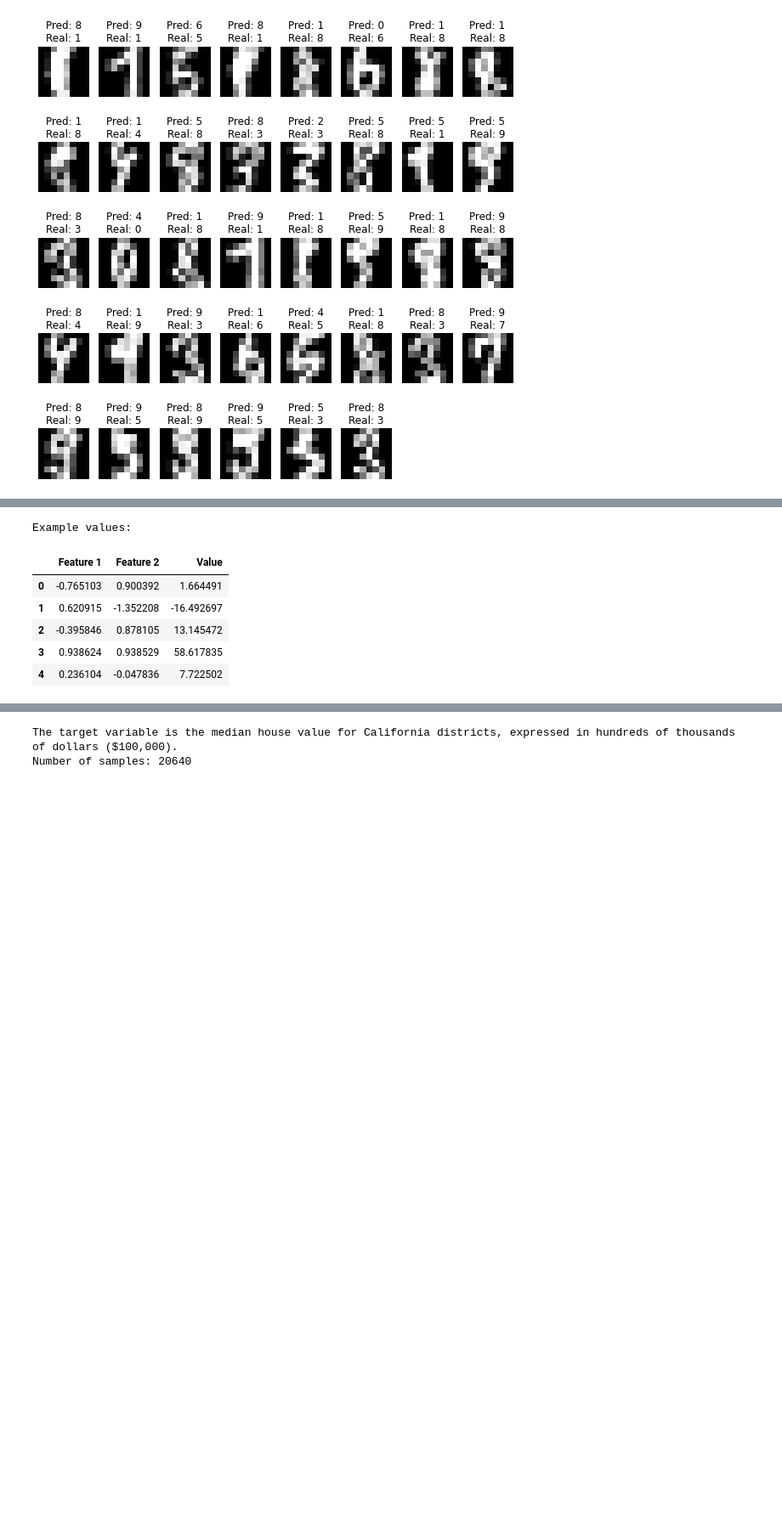
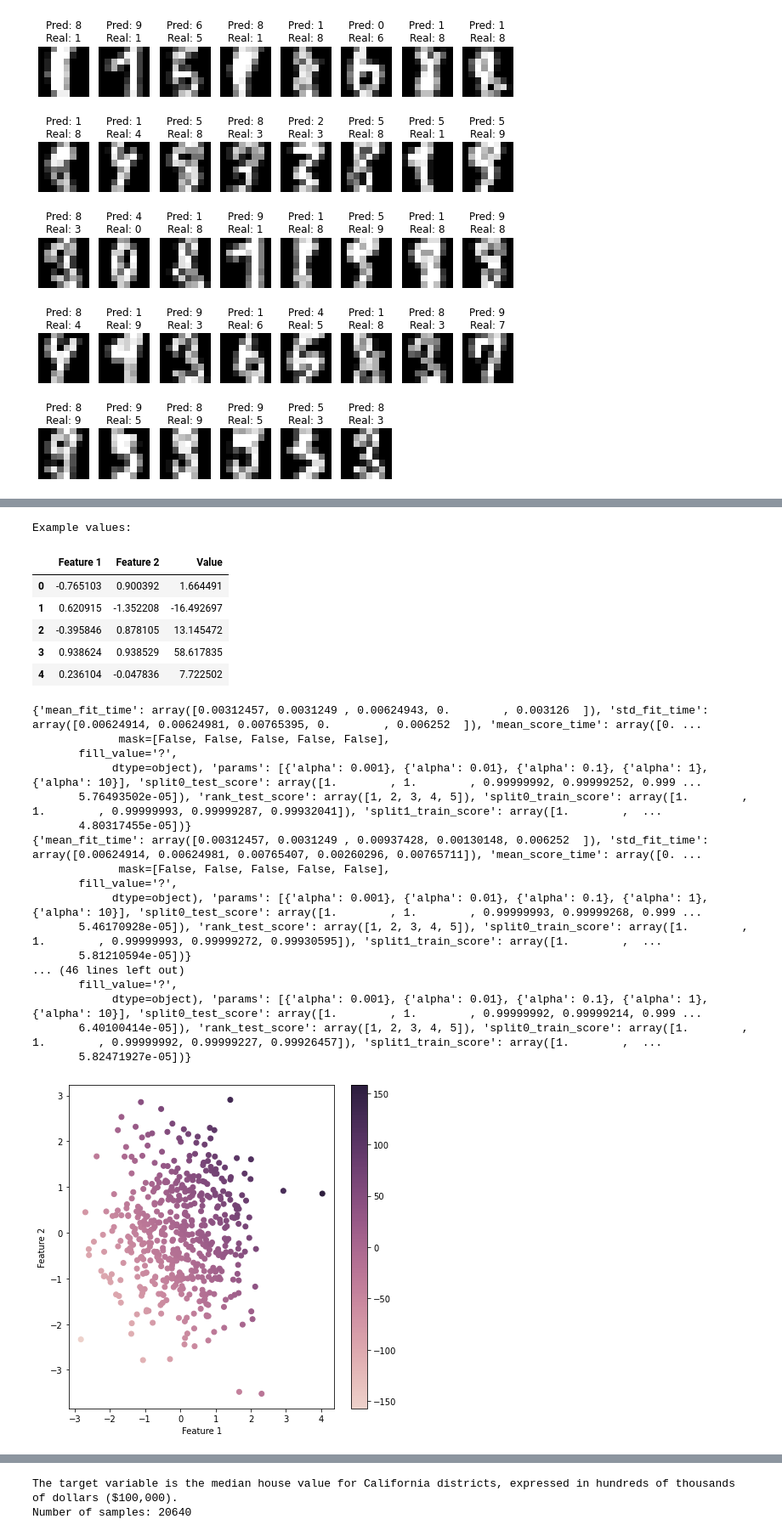
Before and after one commit to DieStok/Basic-Machine-Learning-for-Bioinformatics, a Jupyter notebook: Day2/Practical/PracticalMaterialDay2_AfternoonPractical_Answers.ipynb, the cells around one changed output, grey strips where cells are left out. Shown at 85% size. Drawn from its saved outputs; the diff is of its cells as text; code cells hidden in the pictures; blank space fills up the shorter version.

Commit message:
Take-homes added everywhere. Nested cross-val added. Day 3 optimisation bug remains.

```diff
--- a/Day2/Practical/PracticalMaterialDay2_AfternoonPractical_Answers.ipynb
+++ b/Day2/Practical/PracticalMaterialDay2_AfternoonPractical_Answers.ipynb
@@ -701,36 +703,76 @@ features, values = make_regression(n_samples = 500, n_features = 2, n_informativ
 #Show the data
 dataFrameReg = pd.concat([pd.DataFrame(features), pd.DataFrame(values[:,np.newaxis])], axis = 1)
 dataFrameReg.columns   = ["Feature 1", "Feature 2", "Value"]
 print("Example values:")
 display(dataFrameReg.head())
 
-#Make a plot of the training data using Seaborn
+#Make a plot of the training data
+cmap = sns.cubehelix_palette(as_cmap=True)
 fig, ax = plt.subplots(figsize = (7,7))
-sns.scatterplot(x = "Feature 1", y = "Feature 2", hue = "Value", data = dataFrameReg,
-               palette= "Dark2", ax = ax)
+points = ax.scatter(features[:,0], features[:,1], c = values, cmap = cmap)
+ax.set_xlabel("Feature 1")
+ax.set_ylabel("Feature 2")
+fig.colorbar(points)
 
 param_grid = {"alpha": [0.001, 0.01, 0.1, 1, 10]}
-model_to_tune = Ridge()
+
+
+# your answer here
+
 
 #answer
+model_to_tune = Ridge()
 
 # Declare the inner and outer cross-validation
 inner_cv = KFold(n_splits=5, shuffle=True, random_state=0)
 outer_cv = KFold(n_splits=10, shuffle=True, random_state=0)
 
 # Inner cross-validation for parameter search
 model = GridSearchCV(
     estimator=model_to_tune, param_grid=param_grid, cv=inner_cv, n_jobs=2, return_train_score = True)
 
 # Outer cross-validation to compute the testing score
-testStuff = cross_validate(model, features, values, cv=outer_cv, n_jobs=2, return_estimator = True)
+nestedCrossValOutcomes = cross_validate(model, features, values, cv=outer_cv, n_jobs=2, return_estimator = True)
 
-#return all the options tried, and the best
+
+# So what's happening here:
+# The GridSearchCV describes a model whose hyperparameters are to be optimised by trying out different,
+# specified combinations. You tell it to run on certain folds.
+
+# The cross_validate function takes your model object, and trains it on features and values using outer_cv.
+# So, this will make the k (here: 10) outer folds, train the model, and output the estimators trained etc.
+
+# Because the model is not a trained model, but itself calls a cross-validation procedure (the GridSearchCV) with inner_cv,
+# training it for a fold automatically means that the data from the k-1 folds passed is split yet again, now into
+# 5 parts, the different regularisation parameters are used to train the model with each parameter once for each subfold
+# and the model parameters that perform best are used to train the model over the outer k-1 folds and predict on the k-th
+# fold.
+
+for estimator in nestedCrossValOutcomes["estimator"]:
+    print(estimator.cv_results_)
 # %% [output]
 Example values:
 |  | Feature 1 | Feature 2 | Value |
 | 0 | -0.765103 | 0.900392 | 1.664491 |
 | 1 | 0.620915 | -1.352208 | -16.492697 |
 | 2 | -0.395846 | 0.878105 | 13.145472 |
 | 3 | 0.938624 | 0.938529 | 58.617835 |
 | 4 | 0.236104 | -0.047836 | 7.722502 |
+{'mean_fit_time': array([0.00312457, 0.0031249 , 0.00624943, 0.        , 0.003126  ]), 'std_fit_time': array([0.00624914, 0.00624981, 0.00765395, 0.        , 0.006252  ]), 'mean_score_time': array([0. ...
+             mask=[False, False, False, False, False],
+       fill_value='?',
+            dtype=object), 'params': [{'alpha': 0.001}, {'alpha': 0.01}, {'alpha': 0.1}, {'alpha': 1}, {'alpha': 10}], 'split0_test_score': array([1.        , 1.        , 0.99999992, 0.99999252, 0.999 ...
+       5.76493502e-05]), 'rank_test_score': array([1, 2, 3, 4, 5]), 'split0_train_score': array([1.        , 1.        , 0.99999993, 0.99999287, 0.99932041]), 'split1_train_score': array([1.        ,  ...
+       4.80317455e-05])}
+{'mean_fit_time': array([0.00312457, 0.0031249 , 0.00937428, 0.00130148, 0.006252  ]), 'std_fit_time': array([0.00624914, 0.00624981, 0.00765407, 0.00260296, 0.00765711]), 'mean_score_time': array([0. ...
+             mask=[False, False, False, False, False],
+       fill_value='?',
+            dtype=object), 'params': [{'alpha': 0.001}, {'alpha': 0.01}, {'alpha': 0.1}, {'alpha': 1}, {'alpha': 10}], 'split0_test_score': array([1.        , 1.        , 0.99999993, 0.99999268, 0.999 ...
+       5.46170928e-05]), 'rank_test_score': array([1, 2, 3, 4, 5]), 'split0_train_score': array([1.        , 1.        , 0.99999993, 0.99999272, 0.99930595]), 'split1_train_score': array([1.        ,  ...
+       5.81210594e-05])}
+... (46 lines left out)
+       fill_value='?',
+            dtype=object), 'params': [{'alpha': 0.001}, {'alpha': 0.01}, {'alpha': 0.1}, {'alpha': 1}, {'alpha': 10}], 'split0_test_score': array([1.        , 1.        , 0.99999992, 0.99999214, 0.999 ...
+       6.40100414e-05]), 'rank_test_score': array([1, 2, 3, 4, 5]), 'split0_train_score': array([1.        , 1.        , 0.99999992, 0.99999227, 0.99926457]), 'split1_train_score': array([1.        ,  ...
+       5.82471927e-05])}
+[figure, added]
```
Also changed, not shown: parts of 6 cells of this notebook, 6 other files.
